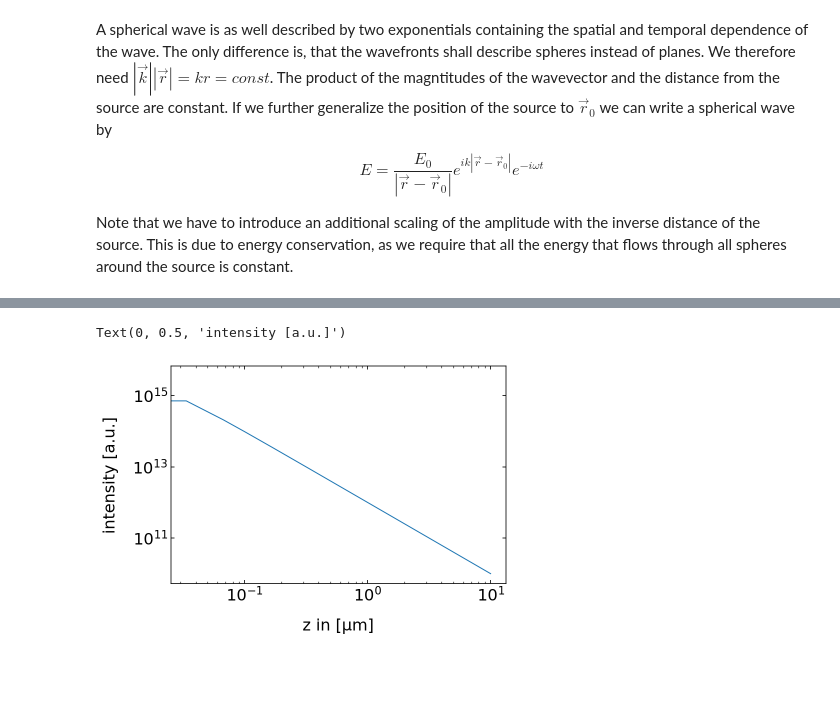
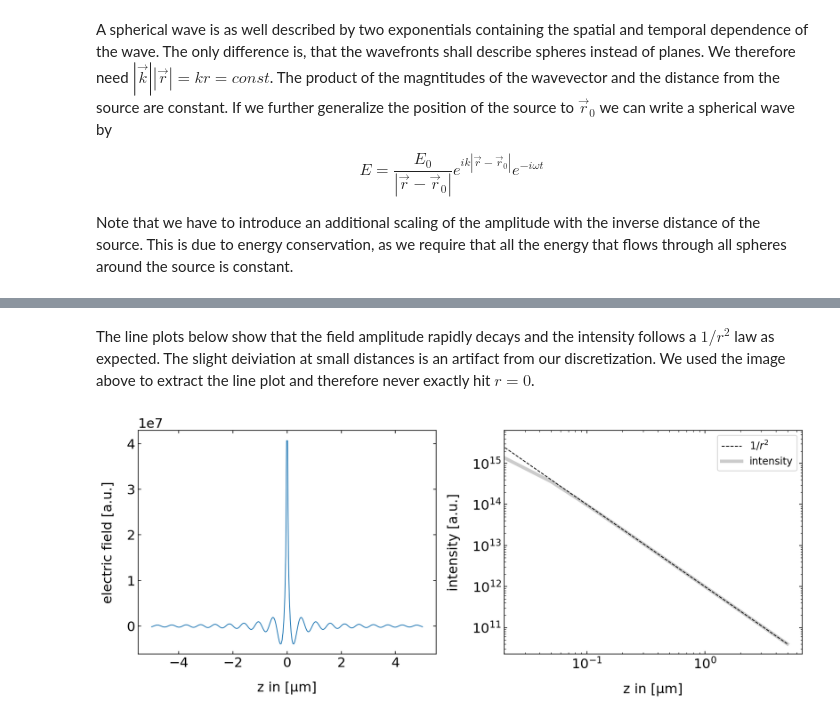
Before and after one commit to fcichos/website, a Jupyter notebook: docs/notebooks/L9/2_spherical_waves.ipynb, the cells around one changed output, grey strips where cells are left out. Cells and saved outputs as stored; diff of their text form; code cells hidden in the pictures; blank space fills up the shorter version.

```diff
--- a/docs/notebooks/L9/2_spherical_waves.ipynb
+++ b/docs/notebooks/L9/2_spherical_waves.ipynb
@@ -75,7 +77,21 @@ plt.show()
-# %%
-plt.loglog(z*1e6,np.abs(field.transpose()[150,:])**2)
-plt.xlabel('z in [µm]')
-plt.ylabel('intensity [a.u.]')
-# %% [output]
-Text(0, 0.5, 'intensity [a.u.]')
-[figure, removed]
+# %% [markdown]
+The line plots below show that the field amplitude rapidly decays and the intensity follows a $1/r^2$ law as expected. The slight deiviation at small distances is an artifact from our discretization. We used the image above to extract the line plot and therefore never exactly hit $r=0$.
+# %%
+plt.figure(figsize=(12,5))
+plt.subplot(1,2,1)
+plt.plot(z*1e6,np.real(field.transpose()[150,:]))
+plt.xlabel('z in [µm]')
+plt.ylabel('electric field [a.u.]')
+
+
+plt.subplot(1,2,2)
+plt.loglog(z*1e6,1/(z**2),'k--',label='$1/r^2$')
+plt.loglog(z*1e6,np.abs(field.transpose()[150,:])**2,color='k',alpha=0.2,lw=4,label='intensity')
+plt.xlabel('z in [µm]')
+plt.xlim(2e-2,)
+plt.ylabel('intensity [a.u.]')
+plt.legend()
+plt.tight_layout()
+plt.show()
+# %% [output]
+[figure, added]
```
Also changed, not shown: parts of 13 cells of this notebook, 43 other files.
